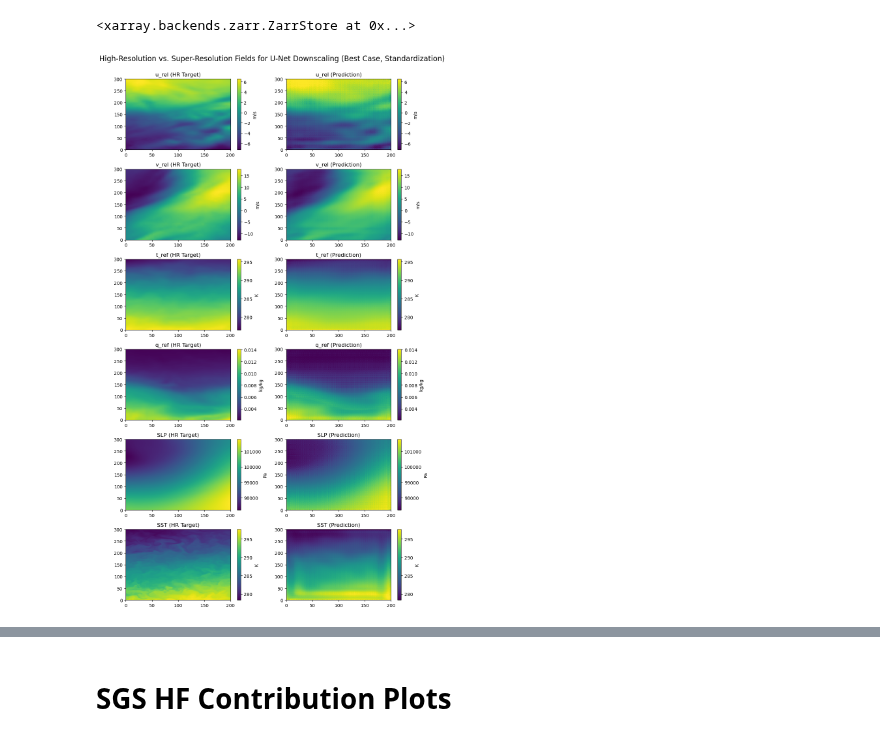
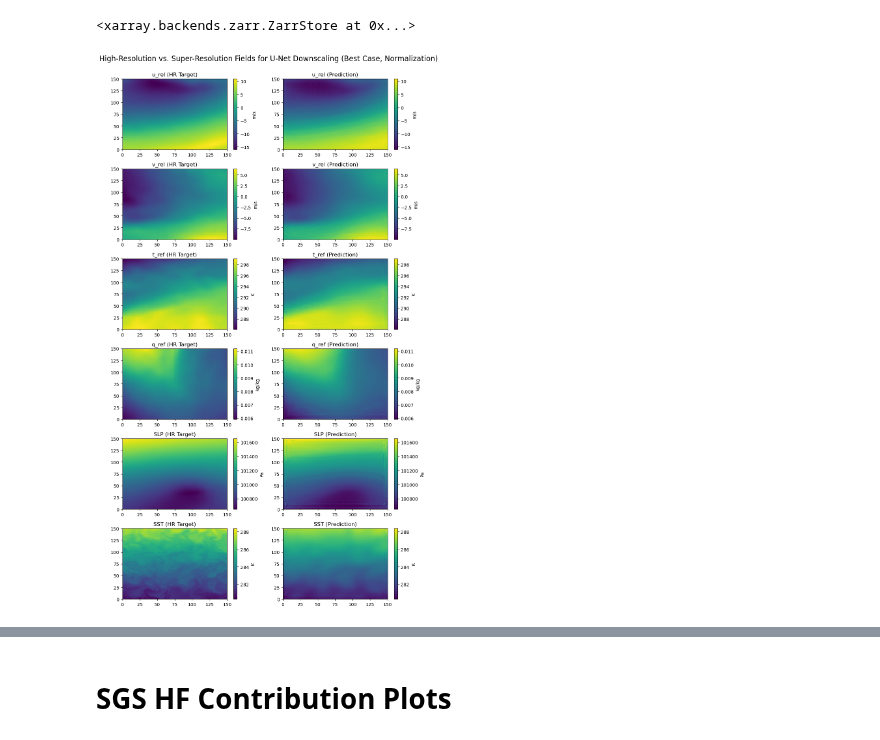
Before and after one commit to ocean-transport/air-sea-ML, a Jupyter notebook: unet_allVars_norm_figGen.ipynb, the cells around one changed output, grey strips where cells are left out. Saved outputs shown, nothing was run; the diff lists cells and outputs as text; code cells hidden in the pictures.

```diff
--- a/unet_allVars_norm_figGen.ipynb
+++ b/unet_allVars_norm_figGen.ipynb
@@ -389,11 +397,11 @@ Testing set size: 111
 # %%
 criterion = nn.MSELoss()
 optimizer = torch.optim.Adam(model.parameters(), lr=1e-3)
-device = torch.device("cpu")
+device = torch.device("cuda")
 
-train_model(model, train_loader, val_loader,
+train_losses, val_losses, r2_vals = train_model_r2(model, train_loader, val_loader,
             criterion, optimizer, device,
-            save_path='./model_case_slp_norm.pth',
-            n_epochs=50) # n_epochs=2000)
+            save_path='./model_case_slp_norm_global.pth',
+            n_epochs=2000, patience=30, delta=1e-3) # n_epochs=2000)
 # %% [output]
 Trainable Parameters: 2314881
@@ -415,6 +423,6 @@ Patience counter: 3/50
 Training complete
 # %%
-device = torch.device("cpu")
-sr_pred = evaluate_model_sr(model, device, test_loader, HR_test, './model_case_slp_norm.pth')
+device = torch.device("cuda")
+sr_pred = evaluate_model_sr(model, device, test_loader, HR_test, './model_case_slp_norm_global.pth')
 sr_pred
 # %% [output]
@@ -461,11 +469,11 @@ Testing set size: 111
 # %%
 criterion = nn.MSELoss()
 optimizer = torch.optim.Adam(model.parameters(), lr=1e-3)
-device = torch.device("cpu")
+device = torch.device("cuda")
 
-train_model(model, train_loader, val_loader,
+train_losses, val_losses, r2_vals = train_model_r2(model, train_loader, val_loader,
             criterion, optimizer, device,
-            save_path='./model_case_sst_norm.pth',
-            n_epochs=50) # n_epochs=2000)
+            save_path='./model_case_sst_norm_global.pth',
+            n_epochs=2000, patience=30, delta=1e-3) # n_epochs=2000)
 # %% [output]
 Trainable Parameters: 2314881
@@ -487,6 +495,6 @@ Best model so far saved to ./model_case_sst_norm.pth
 Training complete
 # %%
-device = torch.device("cpu")
-sr_pred = evaluate_model_sr(model, device, test_loader, HR_test, './model_case_sst_norm.pth')
+device = torch.device("cuda")
+sr_pred = evaluate_model_sr(model, device, test_loader, HR_test, './model_case_sst_norm_global.pth')
 sr_pred
 # %% [output]
@@ -604,7 +624,7 @@ vmaxs = [urel_HR_test[max_idx].max().values, vrel_HR_test[max_idx].max().values,
          qref_HR_test[max_idx].max().values, slp_HR_test[max_idx].max().values, sst_HR_test[max_idx].max().values]
 
 # Add figure-level title
-fig.suptitle("High-Resolution vs. Super-Resolution Fields for U-Net Downscaling (Best Case, Standardization)", fontsize=16, y=0.95)
+fig.suptitle("High-Resolution vs. Super-Resolution Fields for U-Net Downscaling (Best Case, Normalization)", fontsize=16, y=0.95)
 
 # Top-left
 im = axes[0, 0].pcolor(urel_HR_test[max_idx], vmin=vmins[0], vmax=vmaxs[0], shading='auto')
@@ -637,34 +657,34 @@ fig.colorbar(im, ax=axes[2, 1], label="K")
 # Fourth row
 im = axes[3, 0].pcolor(qref_HR_test[max_idx], vmin=vmins[3], vmax=vmaxs[3], shading='auto')
 axes[3, 0].set_title("q_ref (HR Target)")
 fig.colorbar(im, ax=axes[3, 0], label="kg/kg")
 
 im = axes[3, 1].pcolor(qref_sr_pred[max_idx], vmin=vmins[3], vmax=vmaxs[3], shading='auto')
 axes[3, 1].set_title("q_ref (Prediction)")
 fig.colorbar(im, ax=axes[3, 1], label="kg/kg")
 
 # Fifth row
 im = axes[4, 0].pcolor(slp_HR_test[max_idx], vmin=vmins[4], vmax=vmaxs[4], shading='auto')
 axes[4, 0].set_title("SLP (HR Target)")
 fig.colorbar(im, ax=axes[4, 0], label="Pa")
 
 im = axes[4, 1].pcolor(slp_sr_pred[max_idx], vmin=vmins[4], vmax=vmaxs[4], shading='auto')
 axes[4, 1].set_title("SLP (Prediction)")
 fig.colorbar(im, ax=axes[4, 1], label="Pa")
 
 # Sixth row
 im = axes[5, 0].pcolor(sst_HR_test[max_idx], vmin=vmins[5], vmax=vmaxs[5], shading='auto')
 axes[5, 0].set_title("SST (HR Target)")
 fig.colorbar(im, ax=axes[5, 0], label="K")
 
 im = axes[5, 1].pcolor(sst_sr_pred[max_idx], vmin=vmins[5], vmax=vmaxs[5], shading='auto')
 axes[5, 1].set_title("SST (Prediction)")
 fig.colorbar(im, ax=axes[5, 1], label="K")
 
 plt.tight_layout(rect=[0, 0, 1, 0.95])
 plt.show()
 # %% [output]
-[figure, old version]
+[figure, new version]
 # %%
 fig, axes = plt.subplots(6, 2, figsize=(10, 18))
 
```
Also changed, not shown: parts of 47 cells of this notebook, 3 other files.
